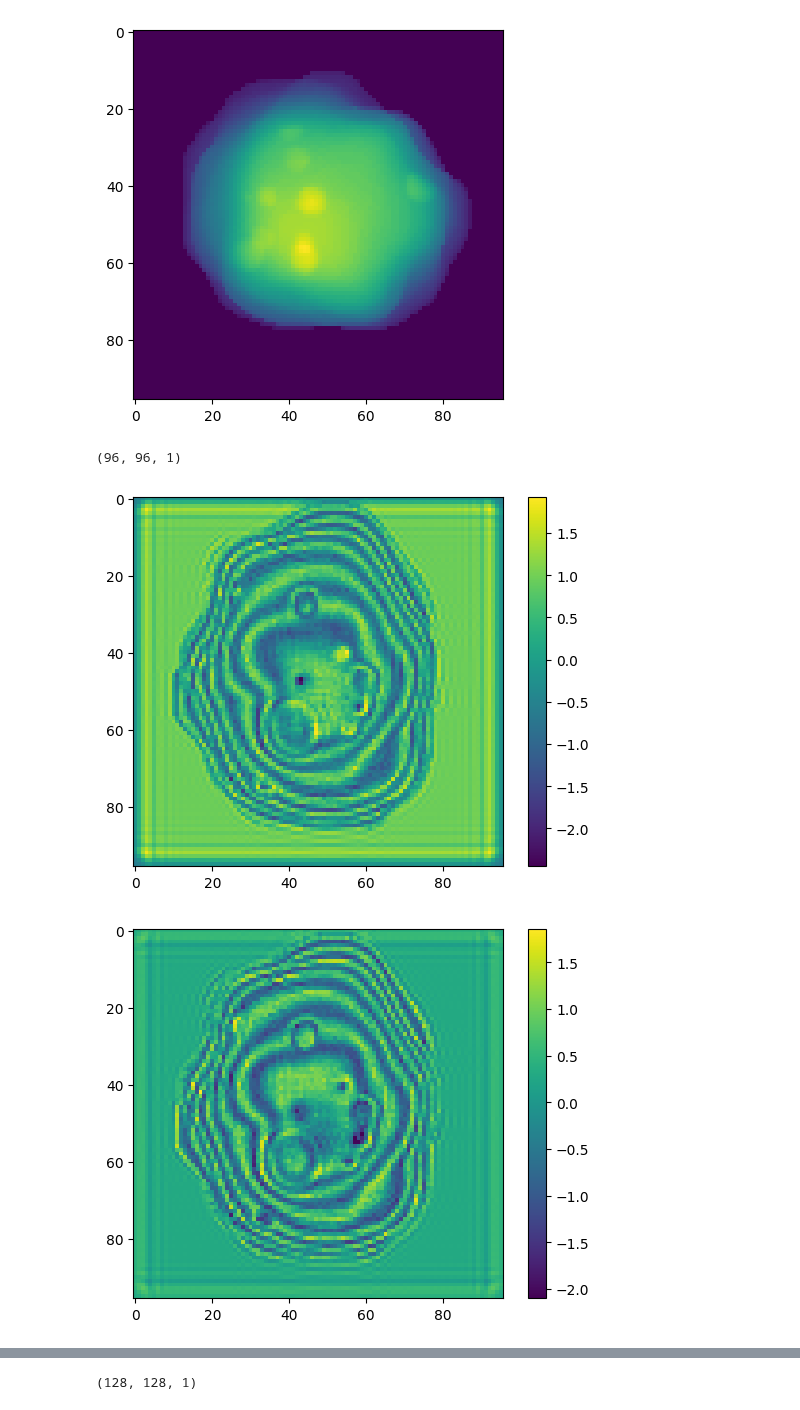
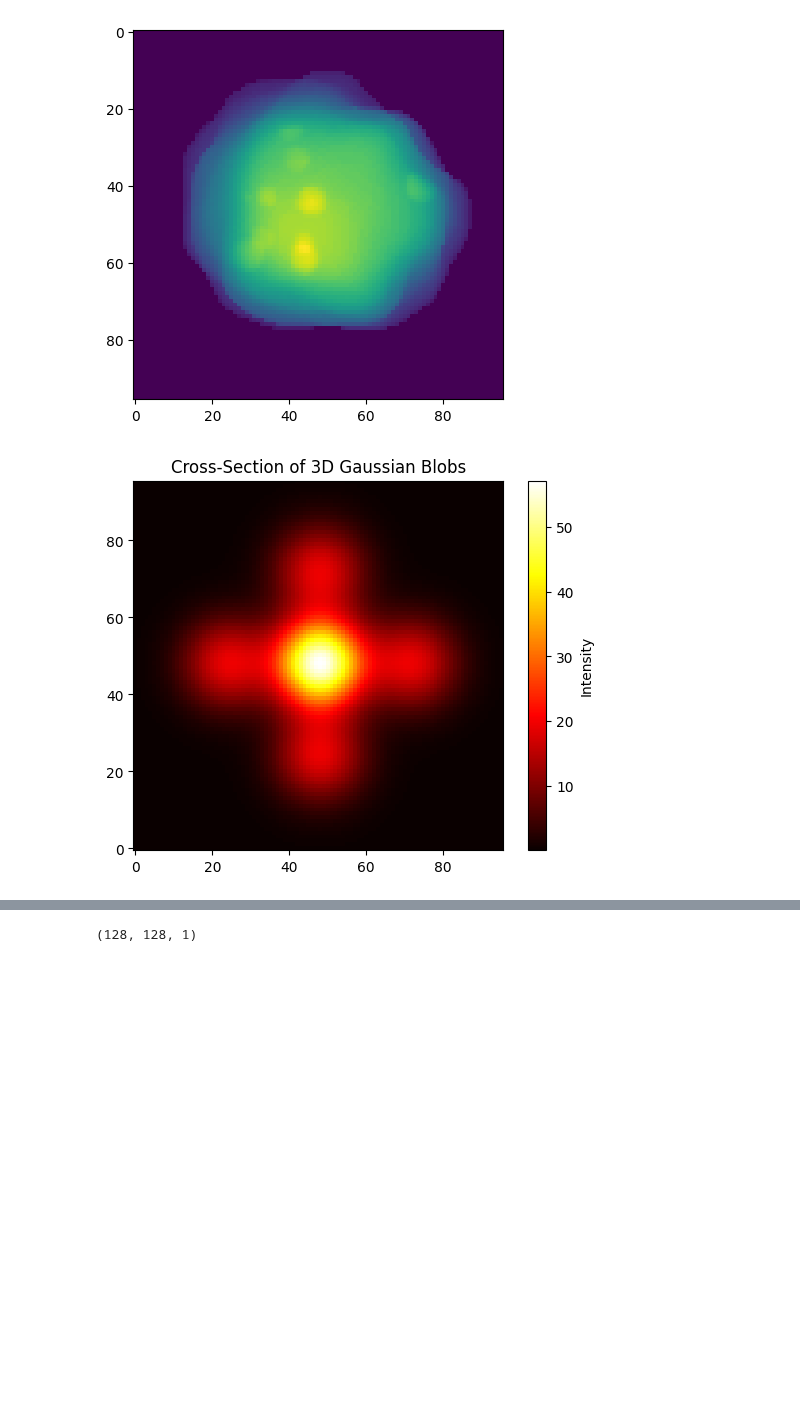
Before and after one commit to SkariZ/TomoDpDt, a Jupyter notebook: Notebooks_test/simulate_object_dt.ipynb, the cells around one changed output, grey strips where cells are left out. Cells and saved outputs as stored; diff of their text form; code cells hidden in the pictures; blank space fills up the shorter version.

```diff
--- a/Notebooks_test/simulate_object_dt.ipynb
+++ b/Notebooks_test/simulate_object_dt.ipynb
@@ -118,13 +92,32 @@ filtered_properties = {
-# %%
-image = optics.get(volume, limits, fields, **filtered_properties)
-print(image.shape)
-plt.imshow(image.imag)
-plt.colorbar()
-plt.show()
-plt.imshow(image.real)
-plt.colorbar()
-plt.show()
-# %% [output]
-(96, 96, 1)
-[figure, removed]
-[figure, removed]
+# %%
+import numpy as np
+import matplotlib.pyplot as plt
+from scipy.ndimage import gaussian_filter
+
+# Grid size
+size = 96
+grid = np.zeros((size, size, size))
+
+# Gaussian blob parameters
+centers = [(24, 48, 48), (48, 48, 48), (72, 48, 48),
+           (48, 24, 48), (48, 72, 48), (48, 48, 24),
+            (48, 48, 72),
+           ]  # Center positions
+sigma = 8  # Standard deviation (spread of blobs)
+
+# Generate blobs
+for center in centers:
+    x, y, z = np.indices((size, size, size))  # 3D coordinates
+    blob = np.exp(-((x - center[0])**2 + (y - center[1])**2 + (z - center[2])**2) / (2 * sigma**2))
+    grid += blob  # Add each blob to the grid
+
+# Normalize the grid for visualization
+grid /= grid.max()
+
+# Plot a 2D cross-section at z=48
+plt.imshow(grid.sum(axis=2), cmap="hot", origin="lower")
+plt.colorbar(label="Intensity")
+plt.title("Cross-Section of 3D Gaussian Blobs")
+plt.show()
+# %% [output]
+[figure, added]
```
Also changed, not shown: parts of 18 cells of this notebook, 5 other files.
